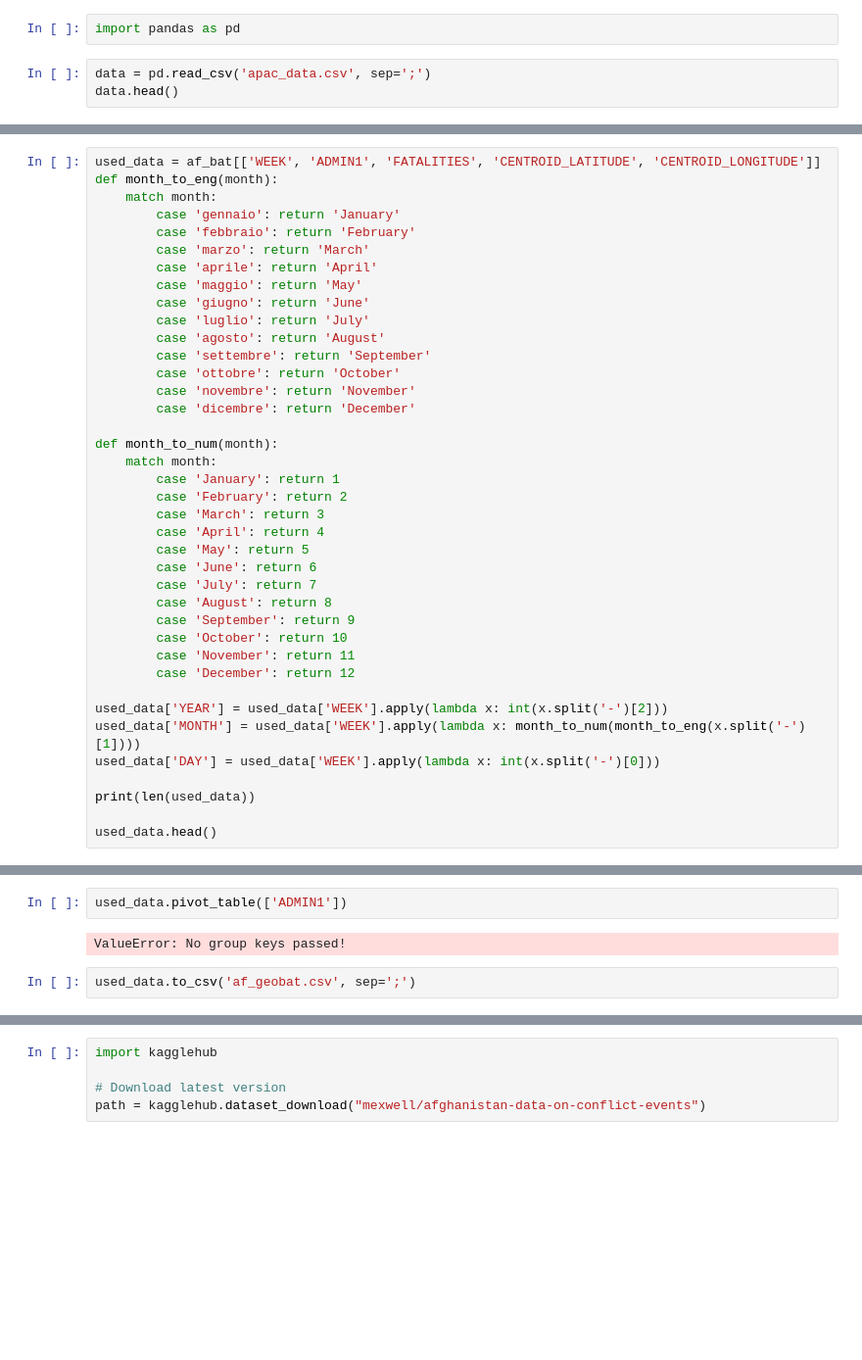
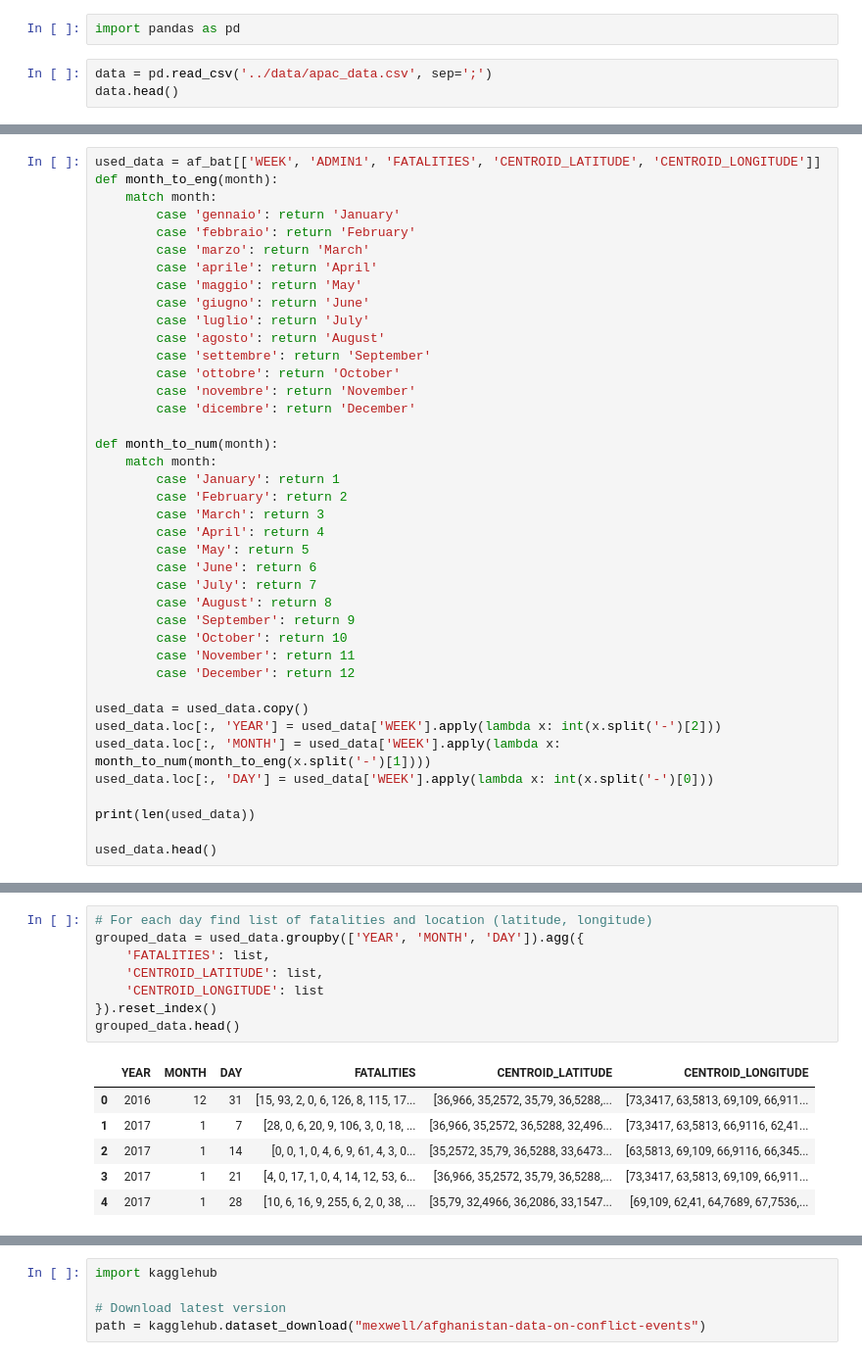
Before and after one commit to group-pi-dataviz/group-pi-dataviz.github.io, a Jupyter notebook: scripts/Symbol_Notebook.ipynb, the cells around one changed output, grey strips where cells are left out. Shown at 98% size. Saved outputs shown, nothing was run; the diff lists cells and outputs as text; blank space fills up the shorter version.

```diff
--- a/scripts/Symbol_Notebook.ipynb
+++ b/scripts/Symbol_Notebook.ipynb
@@ -1,7 +1,7 @@
 # %%
 import pandas as pd
 # %%
-data = pd.read_csv('apac_data.csv', sep=';')
+data = pd.read_csv('../data/apac_data.csv', sep=';')
 data.head()
 # %% [output]
 |  | WEEK | REGION | COUNTRY | ADMIN1 | EVENT_TYPE | SUB_EVENT_TYPE | EVENTS | FATALITIES | ... |
@@ -52,9 +52,10 @@ def month_to_num(month):
         case 'November': return 11
         case 'December': return 12
 
-used_data['YEAR'] = used_data['WEEK'].apply(lambda x: int(x.split('-')[2]))
-used_data['MONTH'] = used_data['WEEK'].apply(lambda x: month_to_num(month_to_eng(x.split('-')[1])))
-used_data['DAY'] = used_data['WEEK'].apply(lambda x: int(x.split('-')[0]))
+used_data = used_data.copy()
+used_data.loc[:, 'YEAR'] = used_data['WEEK'].apply(lambda x: int(x.split('-')[2]))
+used_data.loc[:, 'MONTH'] = used_data['WEEK'].apply(lambda x: month_to_num(month_to_eng(x.split('-')[1])))
+used_data.loc[:, 'DAY'] = used_data['WEEK'].apply(lambda x: int(x.split('-')[0]))
 
 print(len(used_data))
 
@@ -82,9 +68,18 @@ See the caveats in the documentation: https://pandas.pydata.org/pandas-docs/stab
 | 2 | 21-gennaio-2017 | Badakhshan | 4 | 36,966 | 73,3417 | 2017 | 1 | 21 |
 | 3 | 04-febbraio-2017 | Badakhshan | 4 | 36,966 | 73,3417 | 2017 | 2 | 4 |
 | 4 | 11-febbraio-2017 | Badakhshan | 41 | 36,966 | 73,3417 | 2017 | 2 | 11 |
-# %%
-used_data.pivot_table(['ADMIN1'])
-# %% [output]
-ValueError: No group keys passed!
-# %%
-used_data.to_csv('af_geobat.csv', sep=';')
+# %%
+# For each day find list of fatalities and location (latitude, longitude)
+grouped_data = used_data.groupby(['YEAR', 'MONTH', 'DAY']).agg({
+    'FATALITIES': list,
+    'CENTROID_LATITUDE': list,
+    'CENTROID_LONGITUDE': list
+}).reset_index()
+grouped_data.head()
+# %% [output]
+|  | YEAR | MONTH | DAY | FATALITIES | CENTROID_LATITUDE | CENTROID_LONGITUDE |
+| 0 | 2016 | 12 | 31 | [15, 93, 2, 0, 6, 126, 8, 115, 17... | [36,966, 35,2572, 35,79, 36,5288,... | [73,3417, 63,5813, 69,109, 66,911... |
+| 1 | 2017 | 1 | 7 | [28, 0, 6, 20, 9, 106, 3, 0, 18, ... | [36,966, 35,2572, 36,5288, 32,496... | [73,3417, 63,5813, 66,9116, 62,41... |
+| 2 | 2017 | 1 | 14 | [0, 0, 1, 0, 4, 6, 9, 61, 4, 3, 0... | [35,2572, 35,79, 36,5288, 33,6473... | [63,5813, 69,109, 66,9116, 66,345... |
+| 3 | 2017 | 1 | 21 | [4, 0, 17, 1, 0, 4, 14, 12, 53, 6... | [36,966, 35,2572, 35,79, 36,5288,... | [73,3417, 63,5813, 69,109, 66,911... |
+| 4 | 2017 | 1 | 28 | [10, 6, 16, 9, 255, 6, 2, 0, 38, ... | [35,79, 32,4966, 36,2086, 33,1547... | [69,109, 62,41, 64,7689, 67,7536,... |
```
Also changed, not shown: parts of 2 cells of this notebook, 1 other file.
